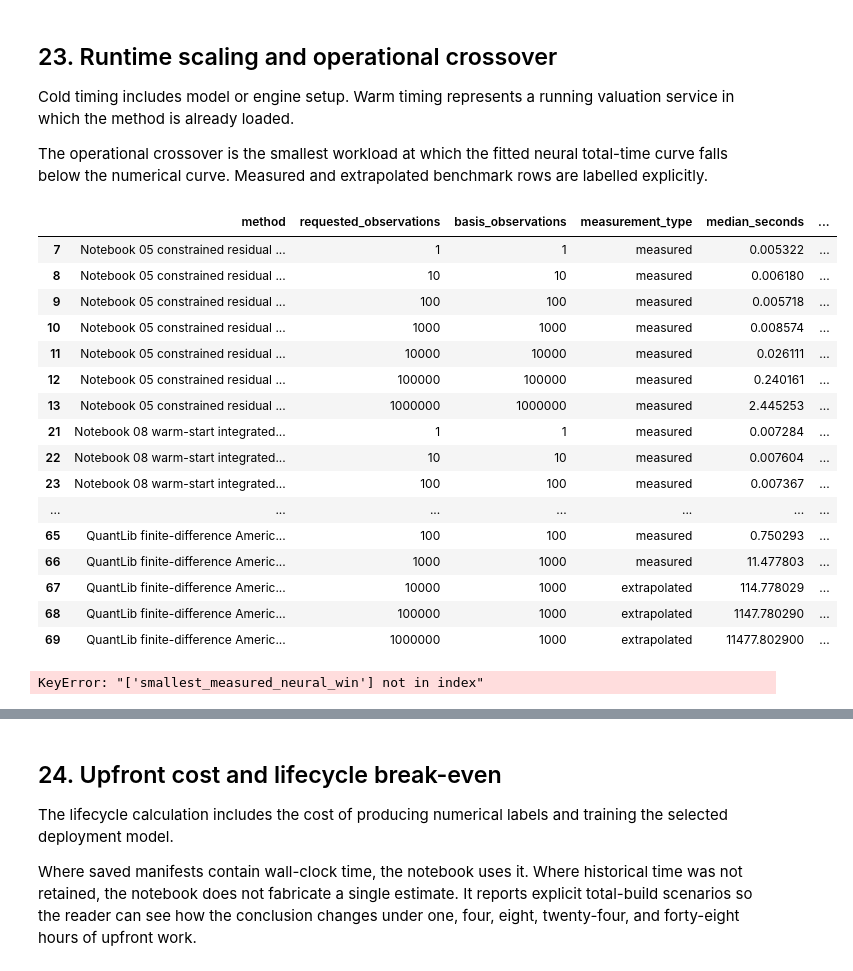
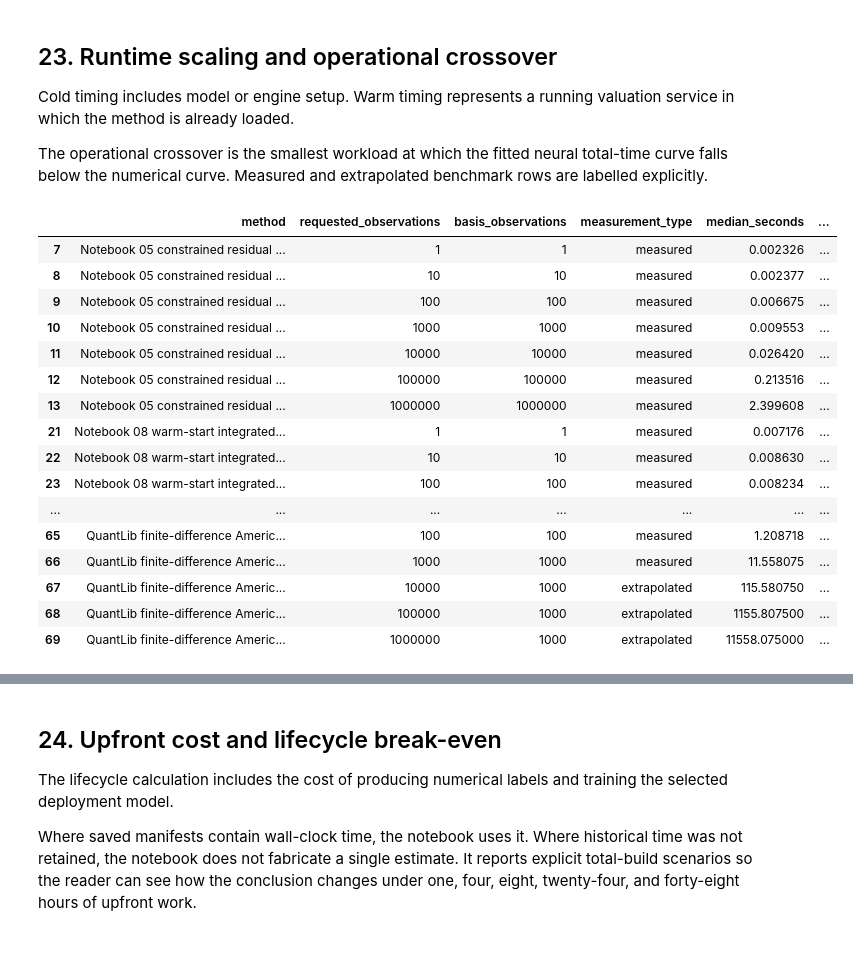
Before and after one commit to Kamend1/deep_learning_american_option_pricing, a Jupyter notebook: notebooks/09_final_evaluation.ipynb, the cells around one changed output, grey strips where cells are left out. Cells and saved outputs as stored; diff of their text form; code cells hidden in the pictures.

Commit message:
Update: Notebook 09 is running in raw format without exceptions

```diff
--- a/notebooks/09_final_evaluation.ipynb
+++ b/notebooks/09_final_evaluation.ipynb
@@ -1258,48 +1275,47 @@ warm_runtime_view = runtime_scaling.loc[
 ]
 
 display(
     warm_runtime_view[
         [
             "method",
             "requested_observations",
             "basis_observations",
             "measurement_type",
             "median_seconds",
             "seconds_per_observation",
             "observations_per_second",
             "status",
         ]
     ]
 )
 
 display(
     operational_crossover[
         [
             "timing_mode",
             "neural_method",
             "numerical_method",
             "curve_crossover_observations",
-            "smallest_measured_neural_win",
+            "smallest_benchmark_batch_neural_faster",
             "status",
         ]
     ]
 )
 # %% [output]
 |  | method | requested_observations | basis_observations | measurement_type | median_seconds | ... |
-| 7 | Notebook 05 constrained residual ... | 1 | 1 | measured | 0.005322 | ... |
-| 8 | Notebook 05 constrained residual ... | 10 | 10 | measured | 0.006180 | ... |
-| 9 | Notebook 05 constrained residual ... | 100 | 100 | measured | 0.005718 | ... |
-| 10 | Notebook 05 constrained residual ... | 1000 | 1000 | measured | 0.008574 | ... |
-| 11 | Notebook 05 constrained residual ... | 10000 | 10000 | measured | 0.026111 | ... |
-| 12 | Notebook 05 constrained residual ... | 100000 | 100000 | measured | 0.240161 | ... |
-| 13 | Notebook 05 constrained residual ... | 1000000 | 1000000 | measured | 2.445253 | ... |
-| 21 | Notebook 08 warm-start integrated... | 1 | 1 | measured | 0.007284 | ... |
-| 22 | Notebook 08 warm-start integrated... | 10 | 10 | measured | 0.007604 | ... |
-| 23 | Notebook 08 warm-start integrated... | 100 | 100 | measured | 0.007367 | ... |
+| 7 | Notebook 05 constrained residual ... | 1 | 1 | measured | 0.002326 | ... |
+| 8 | Notebook 05 constrained residual ... | 10 | 10 | measured | 0.002377 | ... |
+| 9 | Notebook 05 constrained residual ... | 100 | 100 | measured | 0.006675 | ... |
+| 10 | Notebook 05 constrained residual ... | 1000 | 1000 | measured | 0.009553 | ... |
+| 11 | Notebook 05 constrained residual ... | 10000 | 10000 | measured | 0.026420 | ... |
+| 12 | Notebook 05 constrained residual ... | 100000 | 100000 | measured | 0.213516 | ... |
+| 13 | Notebook 05 constrained residual ... | 1000000 | 1000000 | measured | 2.399608 | ... |
+| 21 | Notebook 08 warm-start integrated... | 1 | 1 | measured | 0.007176 | ... |
+| 22 | Notebook 08 warm-start integrated... | 10 | 10 | measured | 0.008630 | ... |
+| 23 | Notebook 08 warm-start integrated... | 100 | 100 | measured | 0.008234 | ... |
 | ... | ... | ... | ... | ... | ... | ... |
-| 65 | QuantLib finite-difference Americ... | 100 | 100 | measured | 0.750293 | ... |
-| 66 | QuantLib finite-difference Americ... | 1000 | 1000 | measured | 11.477803 | ... |
-| 67 | QuantLib finite-difference Americ... | 10000 | 1000 | extrapolated | 114.778029 | ... |
-| 68 | QuantLib finite-difference Americ... | 100000 | 1000 | extrapolated | 1147.780290 | ... |
-| 69 | QuantLib finite-difference Americ... | 1000000 | 1000 | extrapolated | 11477.802900 | ... |
+| 65 | QuantLib finite-difference Americ... | 100 | 100 | measured | 1.208718 | ... |
+| 66 | QuantLib finite-difference Americ... | 1000 | 1000 | measured | 11.558075 | ... |
+| 67 | QuantLib finite-difference Americ... | 10000 | 1000 | extrapolated | 115.580750 | ... |
+| 68 | QuantLib finite-difference Americ... | 100000 | 1000 | extrapolated | 1155.807500 | ... |
+| 69 | QuantLib finite-difference Americ... | 1000000 | 1000 | extrapolated | 11558.075000 | ... |
-KeyError: "['smallest_measured_neural_win'] not in index"
```
Also changed, not shown: parts of 18 cells of this notebook, 3 other files.
